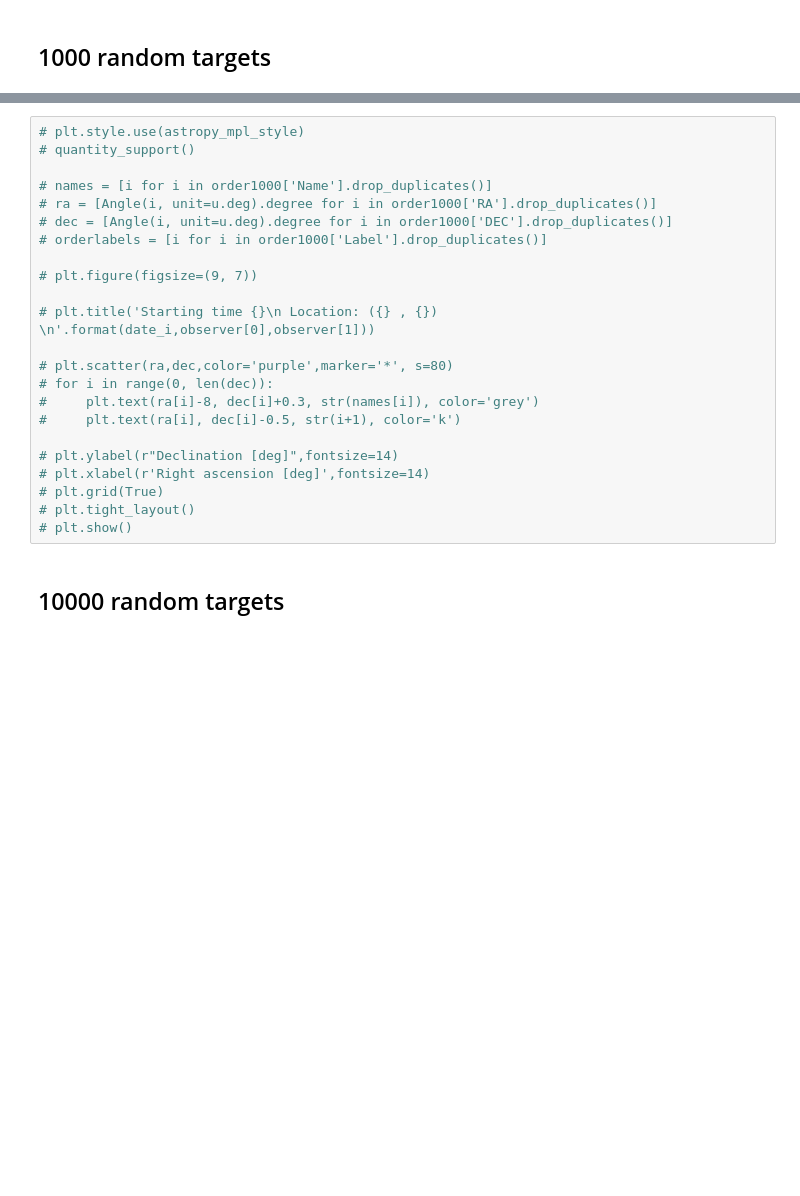
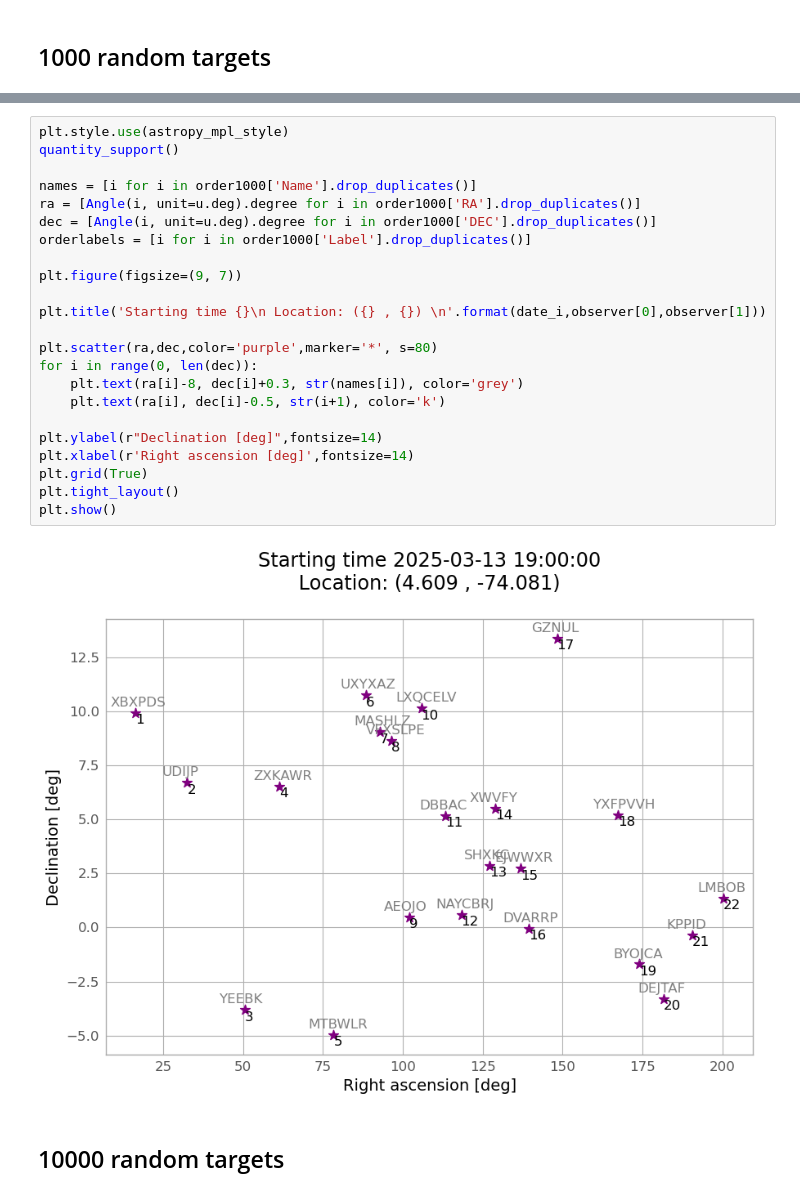
Before and after one commit to ccuellarn/Transient-Operation, a Jupyter notebook: Sketch.ipynb, the cells around one changed output, grey strips where cells are left out. Drawn from its saved outputs; the diff is of its cells as text; blank space fills up the shorter version.

```diff
--- a/Sketch.ipynb
+++ b/Sketch.ipynb
@@ -441,26 +515,28 @@ order1000
 # %%
-# plt.style.use(astropy_mpl_style)
-# quantity_support()
+plt.style.use(astropy_mpl_style)
+quantity_support()
 
-# names = [i for i in order1000['Name'].drop_duplicates()]
-# ra = [Angle(i, unit=u.deg).degree for i in order1000['RA'].drop_duplicates()]
-# dec = [Angle(i, unit=u.deg).degree for i in order1000['DEC'].drop_duplicates()]
-# orderlabels = [i for i in order1000['Label'].drop_duplicates()]
+names = [i for i in order1000['Name'].drop_duplicates()]
+ra = [Angle(i, unit=u.deg).degree for i in order1000['RA'].drop_duplicates()]
+dec = [Angle(i, unit=u.deg).degree for i in order1000['DEC'].drop_duplicates()]
+orderlabels = [i for i in order1000['Label'].drop_duplicates()]
 
-# plt.figure(figsize=(9, 7))
+plt.figure(figsize=(9, 7))
 
-# plt.title('Starting time {}\n Location: ({} , {}) \n'.format(date_i,observer[0],observer[1]))
+plt.title('Starting time {}\n Location: ({} , {}) \n'.format(date_i,observer[0],observer[1]))
 
-# plt.scatter(ra,dec,color='purple',marker='*', s=80)
-# for i in range(0, len(dec)):
-#     plt.text(ra[i]-8, dec[i]+0.3, str(names[i]), color='grey')
-#     plt.text(ra[i], dec[i]-0.5, str(i+1), color='k')
+plt.scatter(ra,dec,color='purple',marker='*', s=80)
+for i in range(0, len(dec)):
+    plt.text(ra[i]-8, dec[i]+0.3, str(names[i]), color='grey')
+    plt.text(ra[i], dec[i]-0.5, str(i+1), color='k')
 
-# plt.ylabel(r"Declination [deg]",fontsize=14)
-# plt.xlabel(r'Right ascension [deg]',fontsize=14)
-# plt.grid(True)
-# plt.tight_layout()
-# plt.show()
+plt.ylabel(r"Declination [deg]",fontsize=14)
+plt.xlabel(r'Right ascension [deg]',fontsize=14)
+plt.grid(True)
+plt.tight_layout()
+plt.show()
+# %% [output]
+[figure, added]
 # %% [markdown]
 ## 10000 random targets
 # %%
```
Also changed, not shown: parts of 19 cells of this notebook, 5 other files.
